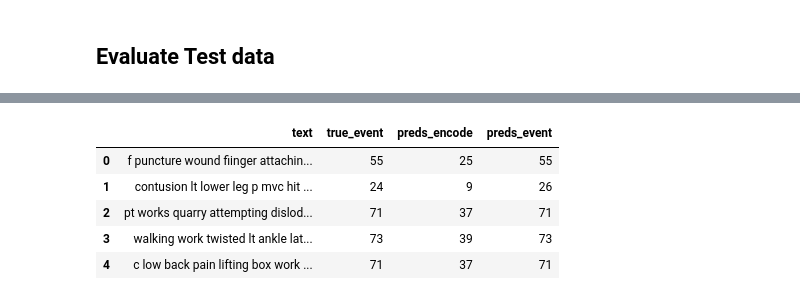
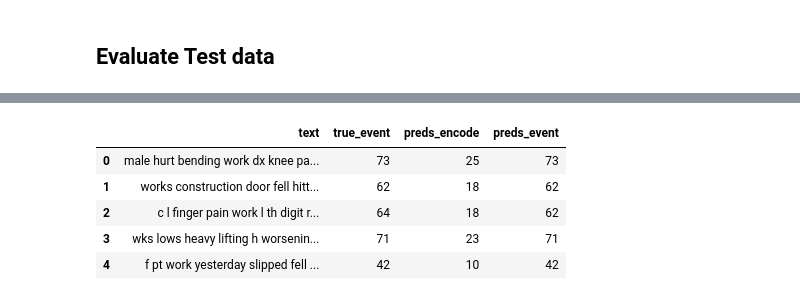
Before and after one commit to mayerantoine/injury-narrative-coding-transformers, a Jupyter notebook: 01-injury_narrative_classification_sagemaker.ipynb, the cells around one changed output, grey strips where cells are left out. Cells and saved outputs as stored; diff of their text form; code cells hidden in the pictures.

```diff
--- a/01-injury_narrative_classification_sagemaker.ipynb
+++ b/01-injury_narrative_classification_sagemaker.ipynb
@@ -226,4 +244,5 @@ test_data = test_data[['text','event']]
 # %%
+test_data = get_test_data('./data/raw/test_data.csv',is_sample=True, ratio=0.05)
 X_test, y_test = test_data['text'], test_data['event']
 X_test_processed = preprocess_data(X_test)
 X_test_processed
@@ -585,7 +574,7 @@ def download_model(sagemaker_session,job_name):
     return s3_model_path, modeldesc['HyperParameters']
 # %%
 #downloading model
-job_name = 'training-BaseBERT-08-02-58-54-2021-08-02-19-58-55-017'
+job_name = 'training-BaseBERT-08-25-44-56-2021-08-25-15-44-56-919'
 s3_model_path, hp = download_model(sagemaker_session,job_name)
 
 print(s3_model_path)
@@ -609,5 +598,5 @@ def extract_data_load_model(job_name,model_name):
     return _model
 # %%
 model_name = 'BaseBERT'
-job_name = 'training-BaseBERT-08-02-58-54-2021-08-02-19-58-55-017'
+job_name = 'training-BaseBERT-08-25-44-56-2021-08-25-15-44-56-919'
 loaded_model = extract_data_load_model(job_name,model_name)
@@ -795,0 +788,13 @@ compute_metrics(results)
+# %%
+%%time
+MAX_LEN = 45
+model_name = 'bert-base-uncased'
+
+x_test = X_test_processed.reset_index(drop=True).tolist()
+y_test = y_test.reset_index(drop=True)
+
+tkzr = AutoTokenizer.from_pretrained(model_name)
+encodings_x =  tkzr(x_test, max_length=MAX_LEN, truncation=True, padding='max_length',return_tensors='tf')
+tfdataset = construct_tfdataset(encodings_x).batch(32)
+preds = loaded_model.predict(tfdataset)
+preds
@@ -798,8 +861,8 @@ compute_metrics(results)
 MAX_LEN = 45
 model_name = 'bert-base-uncased'
 
-x_test = X_test_processed.tolist()
-y_test = y_test
+x_test = X_test_processed.reset_index(drop=True).tolist()
+y_test = y_test.reset_index(drop=True)
 
 results_test = _batch_predict(loaded_model,encoder,model_name,MAX_LEN,x_test,y_test)
 results_test.head()
@@ -810,9 +873,9 @@ Wall time: 25min 46s
 |  | text | true_event | preds_encode | preds_event |
-| 0 | f puncture wound fiinger attachin... | 55 | 25 | 55 |
-| 1 | contusion lt lower leg p mvc hit ... | 24 | 9 | 26 |
-| 2 | pt works quarry attempting dislod... | 71 | 37 | 71 |
-| 3 | walking work twisted lt ankle lat... | 73 | 39 | 73 |
-| 4 | c low back pain lifting box work ... | 71 | 37 | 71 |
+| 0 | male hurt bending work dx knee pa... | 73 | 25 | 73 |
+| 1 | works construction door fell hitt... | 62 | 18 | 62 |
+| 2 | c l finger pain work l th digit r... | 64 | 18 | 62 |
+| 3 | wks lows heavy lifting h worsenin... | 71 | 23 | 71 |
+| 4 | f pt work yesterday slipped fell ... | 42 | 10 | 42 |
 # %%
 compute_metrics(results_test)
 # %% [output]
```
Also changed, not shown: parts of 37 cells of this notebook, 3 other files.
